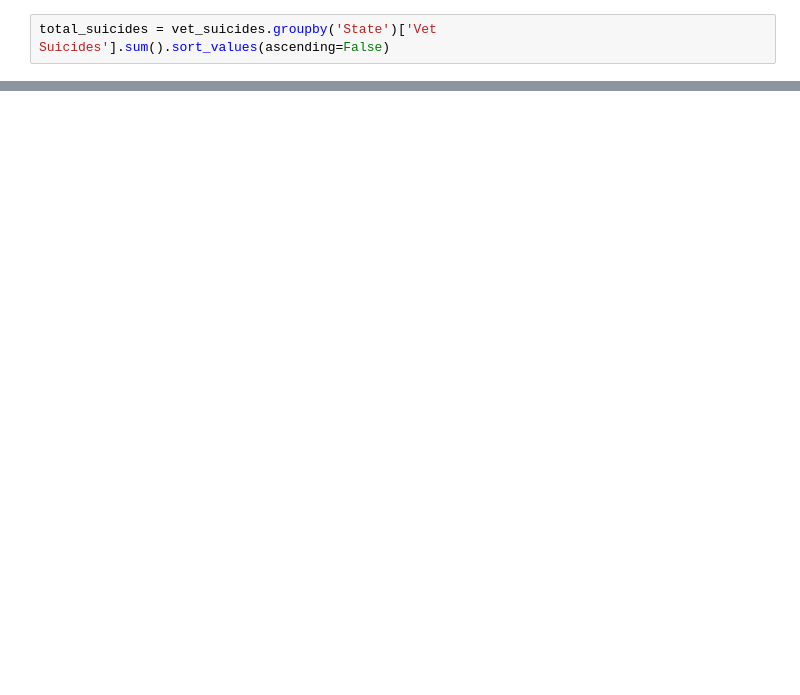
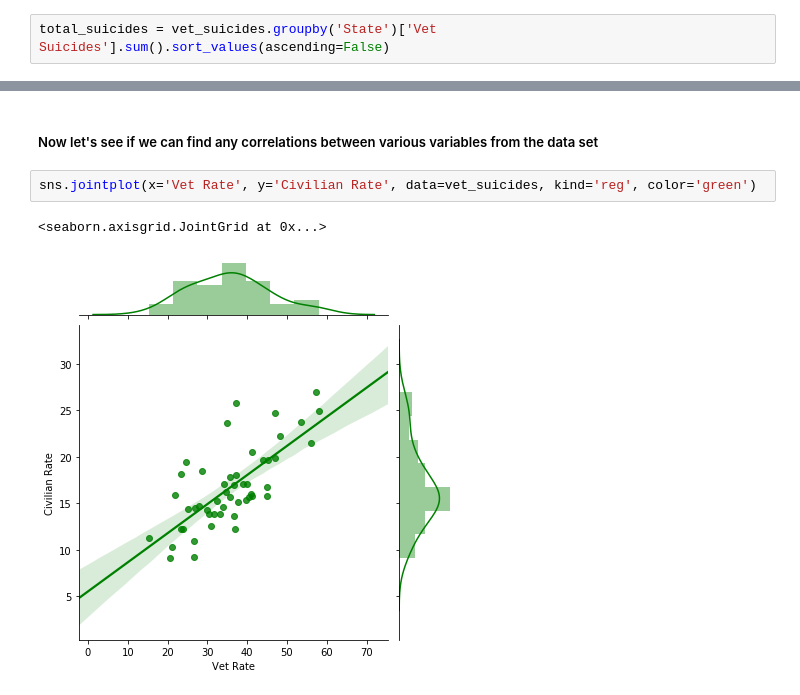
Before and after one commit to genesisluna/data_visualizations, a Jupyter notebook: 2011 US Veteran Suicides.ipynb, the cells around one changed output, grey strips where cells are left out. Drawn from its saved outputs; the diff is of its cells as text; blank space fills up the shorter version.

```diff
--- a/2011 US Veteran Suicides.ipynb
+++ b/2011 US Veteran Suicides.ipynb
@@ -47 +70,8 @@ plt.tight_layout()
+# %% [markdown]
+##### Now let's see if we can find any correlations between various variables from the data set
+# %%
+sns.jointplot(x='Vet Rate', y='Civilian Rate', data=vet_suicides, kind='reg', color='green')
+# %% [output]
+<seaborn.axisgrid.JointGrid at 0x...>
+[figure, added]
 # %%
```
Also changed, not shown: parts of 15 cells of this notebook.
